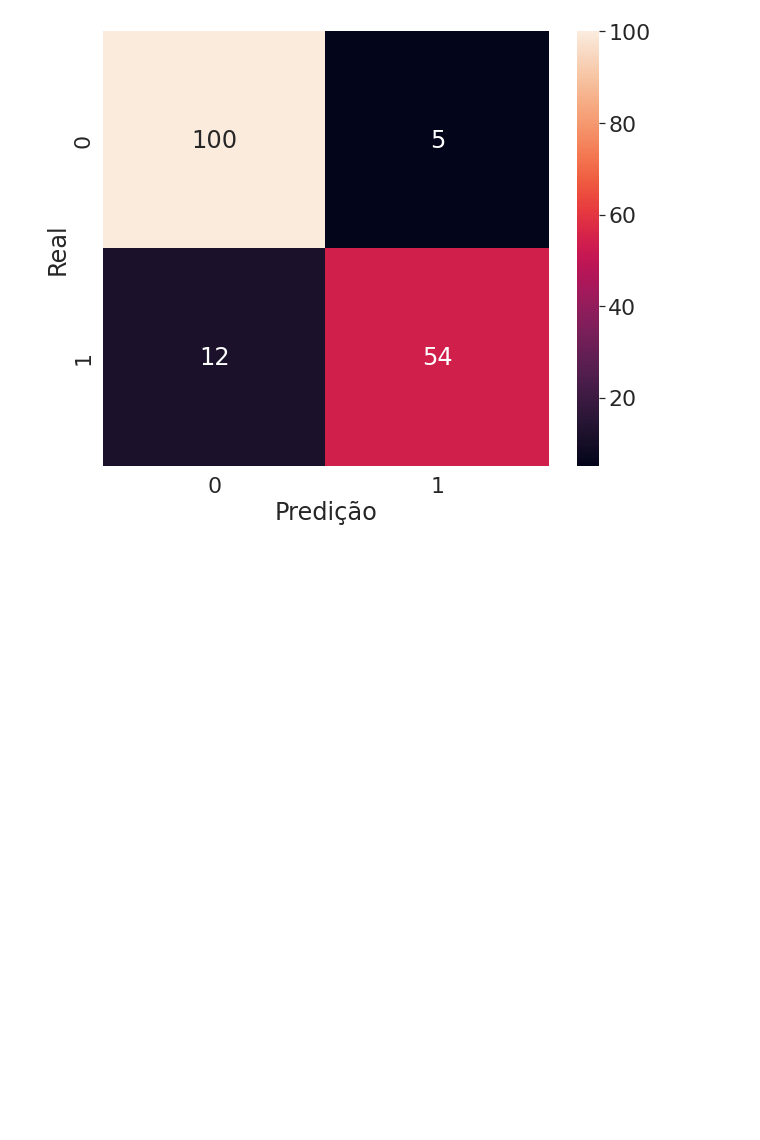
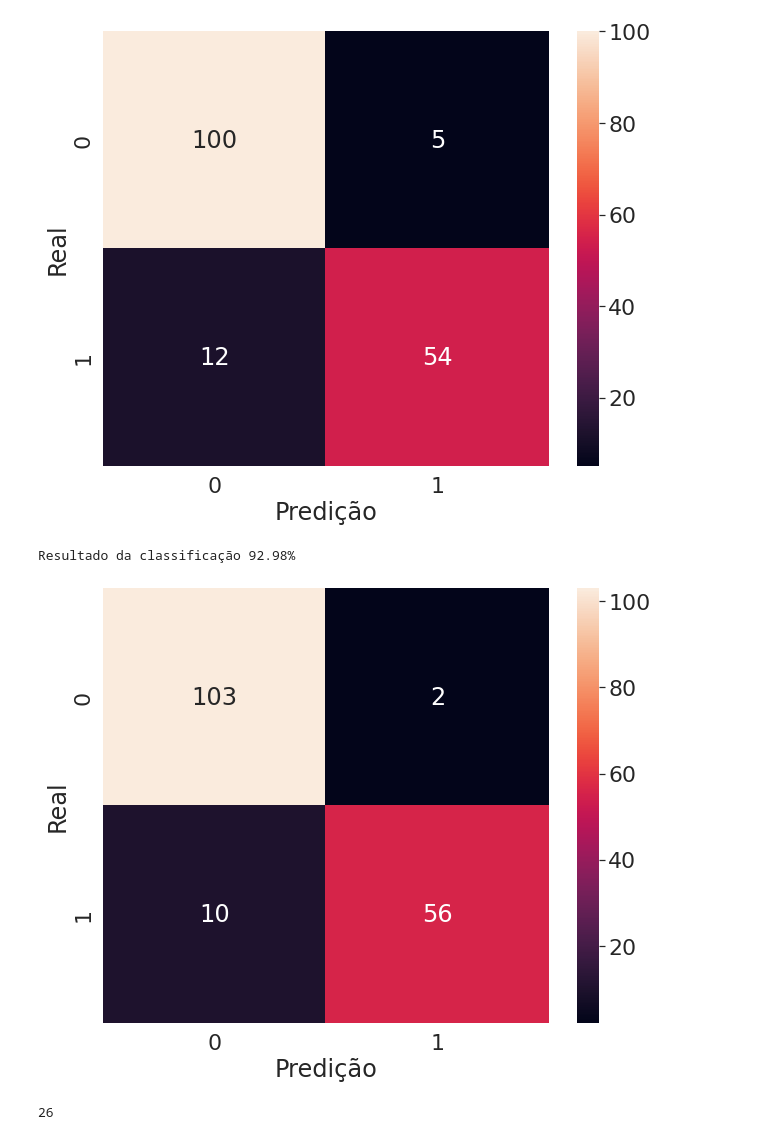
Before and after one commit to Facco-Bruno/Alura-ML, a Jupyter notebook: Cancer_type_data_analisys_and_predict.ipynb, the cells around one changed output. Cells and saved outputs as stored; diff of their text form; code cells hidden in the pictures; blank space fills up the shorter version.

```diff
--- a/Cancer_type_data_analisys_and_predict.ipynb
+++ b/Cancer_type_data_analisys_and_predict.ipynb
@@ -312,3 +312,36 @@ print("Resultado da classificação %.2f%%" % (classificador.score(teste_rfe, te
 # %% [output]
 Resultado da classificação 90.06%
 [figure]
+# %%
+from sklearn.feature_selection import RFECV
+
+SEED = 1234
+random.seed(SEED)
+
+treino_x, teste_x, treino_y, teste_y = train_test_split(valores_exames_v6,
+                                                       diagnostico,
+                                                       test_size = 0.3)
+
+classificador = RandomForestClassifier(n_estimators=100, random_state = 1234)
+classificador.fit(treino_x, treino_y)
+
+
+selecionador_rfecv = RFECV(estimator = classificador, cv = 5, scoring = "accuracy", step = 1)
+selecionador_rfecv.fit(treino_x, treino_y)
+treino_rfecv = selecionador_rfecv.transform(treino_x)
+teste_rfecv = selecionador_rfecv.transform(teste_x)
+classificador.fit(treino_rfecv, treino_y)
+
+matriz_confusao = confusion_matrix(teste_y, classificador.predict(teste_rfecv))
+plt.figure(figsize = (10, 8))
+sns.set(font_scale = 2)
+sns.heatmap(matriz_confusao, annot = True, fmt = "d").set(xlabel = "Predição", ylabel = "Real")
+
+print("Resultado da classificação %.2f%%" % (classificador.score(teste_rfecv, teste_y)* 100))
+# %% [output]
+Resultado da classificação 92.98%
+[figure, added]
+# %%
+selecionador_rfecv.n_features_
+# %% [output]
+26
```
Also changed, not shown: parts of 9 cells of this notebook.
